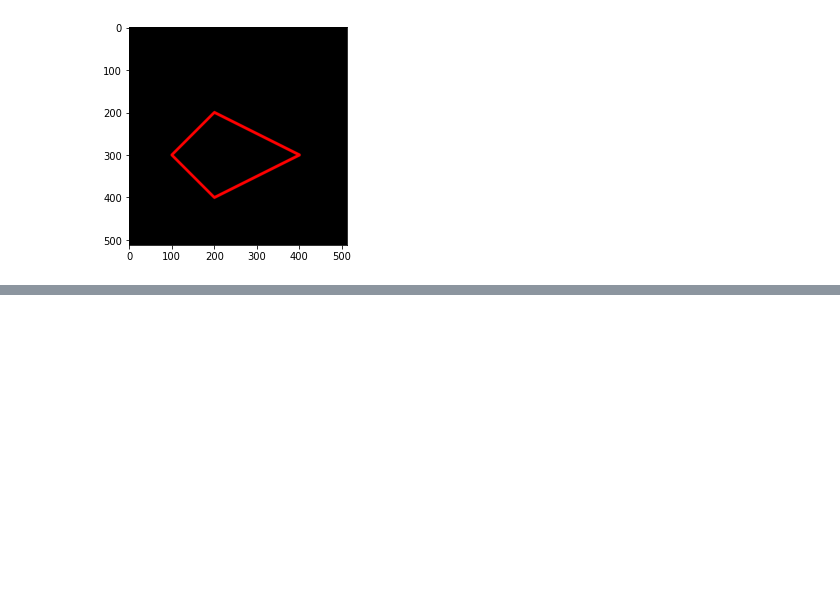
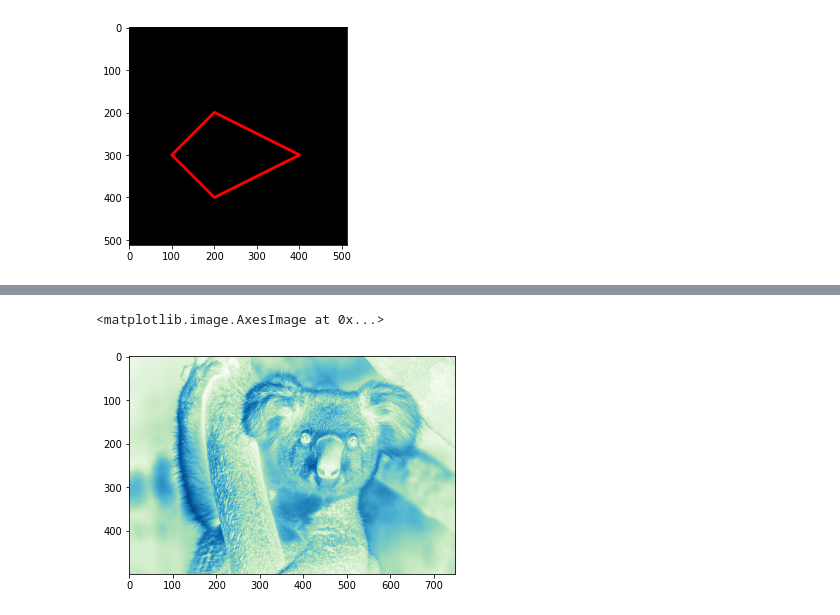
Before and after one commit to ikypakey/PCVK, a Jupyter notebook: Week2.ipynb, the cells around one changed output, grey strips where cells are left out. Saved outputs shown, nothing was run; the diff lists cells and outputs as text; code cells hidden in the pictures; blank space fills up the shorter version.

```diff
--- a/Week2.ipynb
+++ b/Week2.ipynb
@@ -133,0 +143,6 @@ plt.imshow(black_img2)
+# %%
+img_gBlue = img
+plt.imshow(img_gray, cmap='GnBu')
+# %% [output]
+<matplotlib.image.AxesImage at 0x...>
+[figure, added]
```
Also changed, not shown: parts of 14 cells of this notebook.
